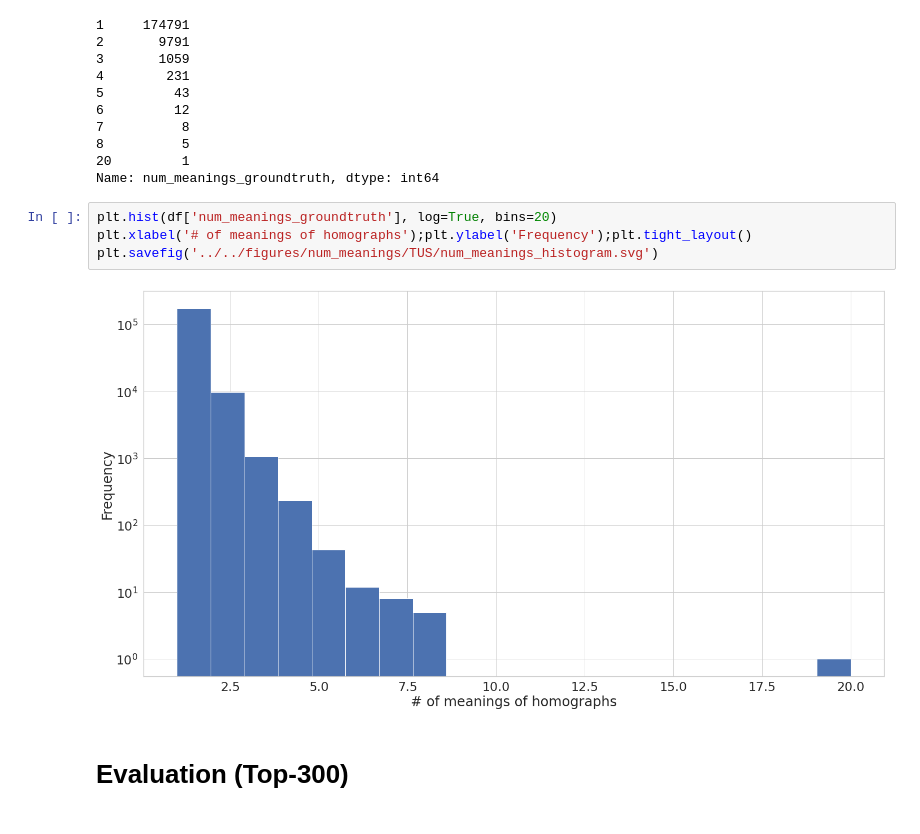
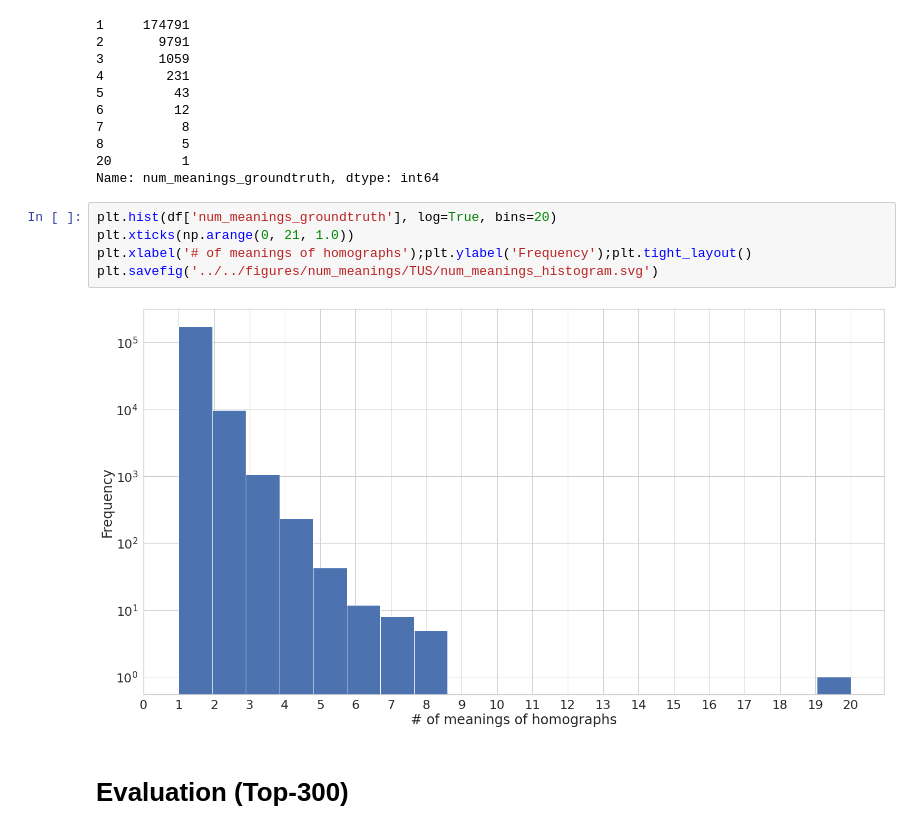
Before and after one commit to northeastern-datalab/domain_net, a Jupyter notebook: network_analysis/notebooks/num_meanings/TUS_analysis.ipynb, the cells around one changed output. Cells and saved outputs as stored; diff of their text form.

```diff
--- a/network_analysis/notebooks/num_meanings/TUS_analysis.ipynb
+++ b/network_analysis/notebooks/num_meanings/TUS_analysis.ipynb
@@ -94,10 +91,11 @@ df['num_meanings_groundtruth'].value_counts()
 Name: num_meanings_groundtruth, dtype: int64
 # %%
 plt.hist(df['num_meanings_groundtruth'], log=True, bins=20)
+plt.xticks(np.arange(0, 21, 1.0))
 plt.xlabel('# of meanings of homographs');plt.ylabel('Frequency');plt.tight_layout()
 plt.savefig('../../figures/num_meanings/TUS/num_meanings_histogram.svg')
 # %% [output]
-[figure, old version]
+[figure, new version]
 # %% [markdown]
 # Evaluation (Top-300)
 # %%
```
Also changed, not shown: parts of 14 cells of this notebook, 1 other file.
